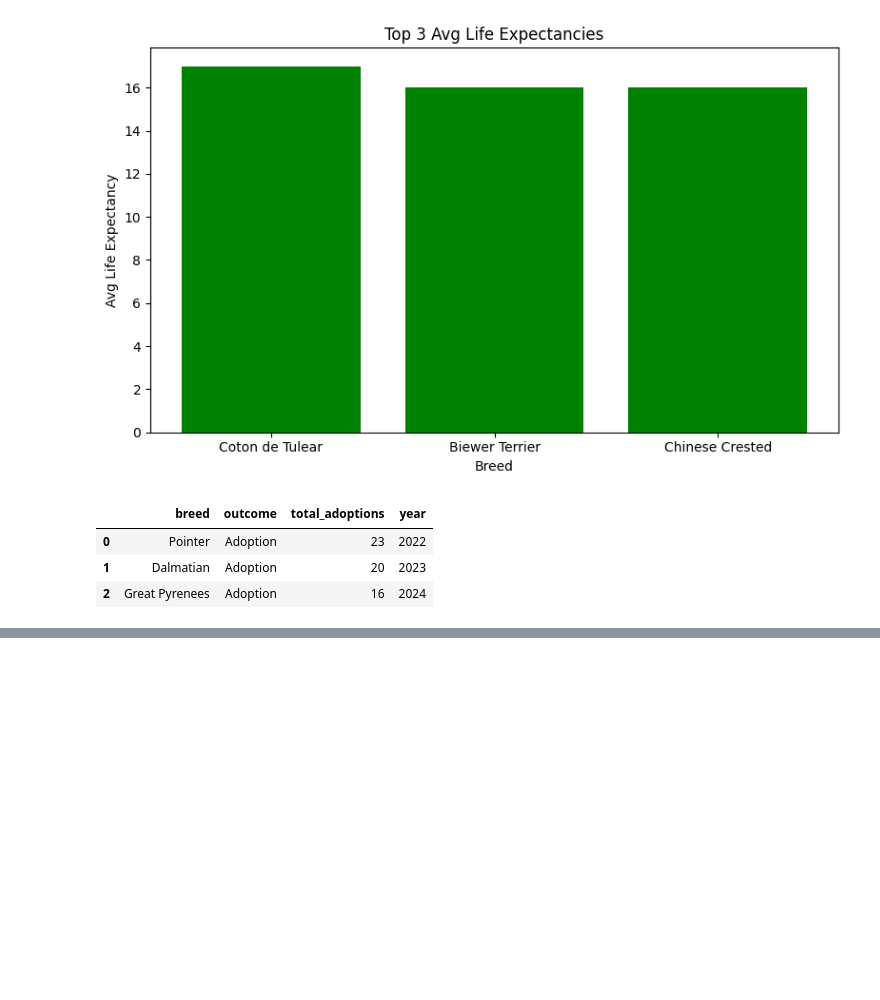
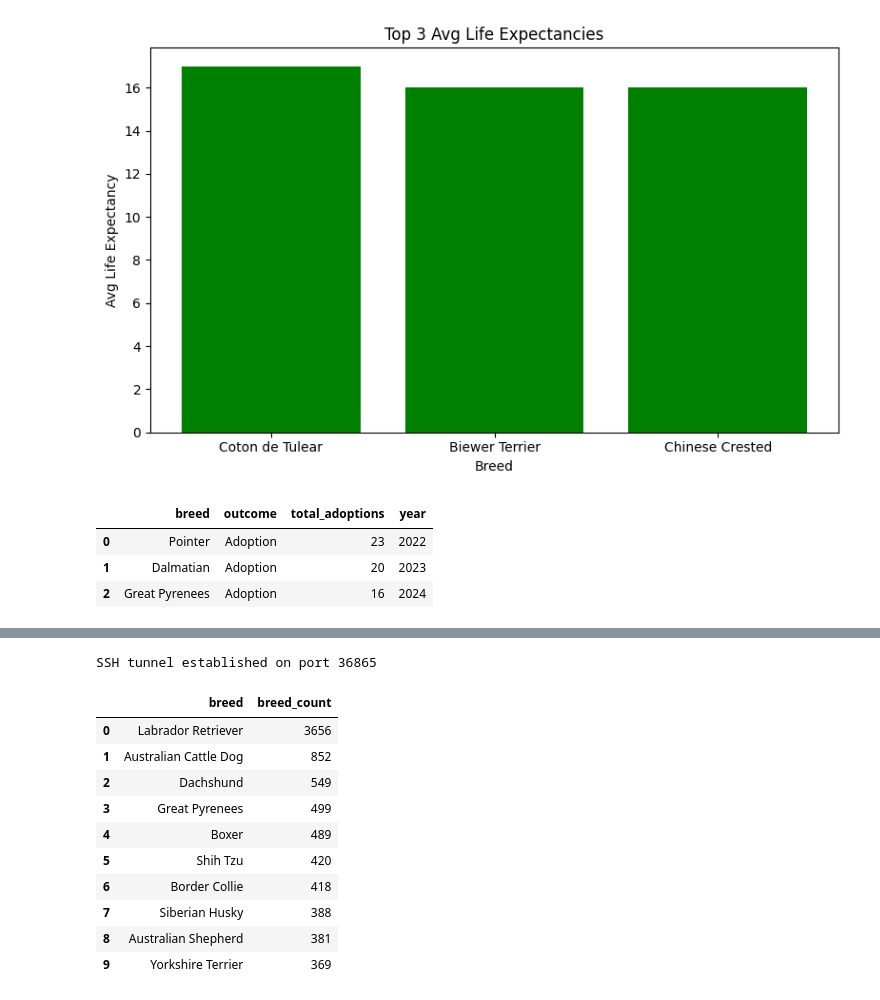
Before and after one commit to Decabra/doggy-delights, a Jupyter notebook: doggy_delights.ipynb, the cells around one changed output, grey strips where cells are left out. Cells and saved outputs as stored; diff of their text form; code cells hidden in the pictures; blank space fills up the shorter version.

```diff
--- a/doggy_delights.ipynb
+++ b/doggy_delights.ipynb
@@ -1051,0 +1126,49 @@ fig.show()
+# %%
+# Most popular breeds in our pet dataset
+with SSHTunnelForwarder(
+    (ssh_host, ssh_port),
+    ssh_username=ssh_username,
+    ssh_password=ssh_password,
+    remote_bind_address=(mysql_host, mysql_port),
+) as server:
+    print(f"SSH tunnel established on port {server.local_bind_port}")
+    # MySQL connection must go within the with
+
+    # Connect to MySQL using SSH tunnel
+    conn = mysql.connector.connect(
+            host="127.0.0.1", # Use localhost since we're connected via SSH
+            port=server.local_bind_port,
+            user=mysql_username,
+            password=mysql_password,
+            database="data_warehousing_final",
+        )
+
+    cursor = conn.cursor()
+
+    # select the top 10 most popular breeds from our pets dataset
+    cursor.execute("""SELECT breed, COUNT(*) AS breed_count
+                      FROM dog_breed
+                      INNER JOIN pet ON dog_breed.id = pet.dog_breed_id
+                      GROUP BY breed
+                      ORDER BY breed_count DESC
+                      LIMIT 10
+                   """)
+    # assign results to popular_breeds_query dataframe and label columns
+    popular_breeds = pd.DataFrame(cursor.fetchall(), columns=['breed', 'breed_count'])
+
+    conn.close() # We always close the db of course!
+
+popular_breeds # Let's see our results
+# %% [output]
+SSH tunnel established on port 36865
+|  | breed | breed_count |
+| 0 | Labrador Retriever | 3656 |
+| 1 | Australian Cattle Dog | 852 |
+| 2 | Dachshund | 549 |
+| 3 | Great Pyrenees | 499 |
+| 4 | Boxer | 489 |
+| 5 | Shih Tzu | 420 |
+| 6 | Border Collie | 418 |
+| 7 | Siberian Husky | 388 |
+| 8 | Australian Shepherd | 381 |
+| 9 | Yorkshire Terrier | 369 |
```
Also changed, not shown: parts of 6 cells of this notebook, 1 other file.
